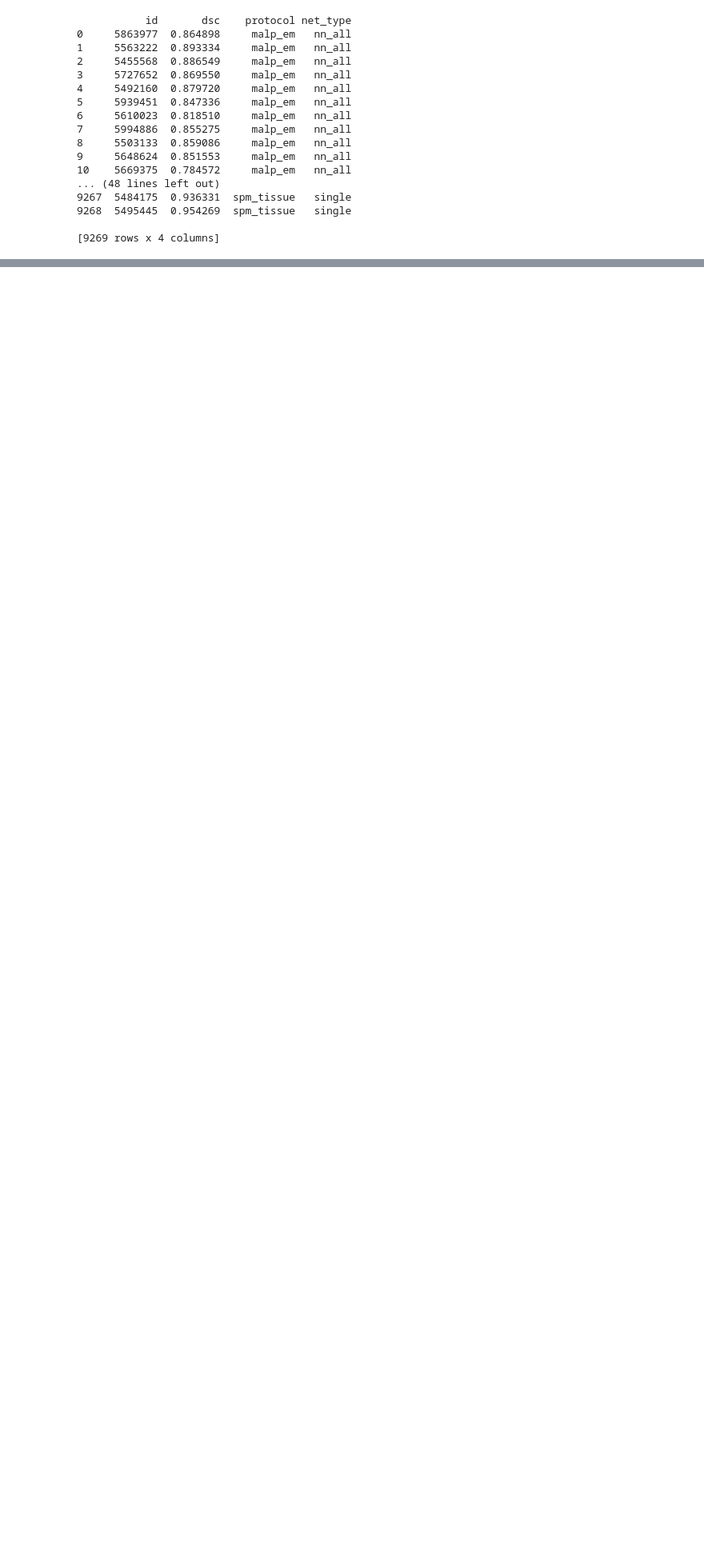
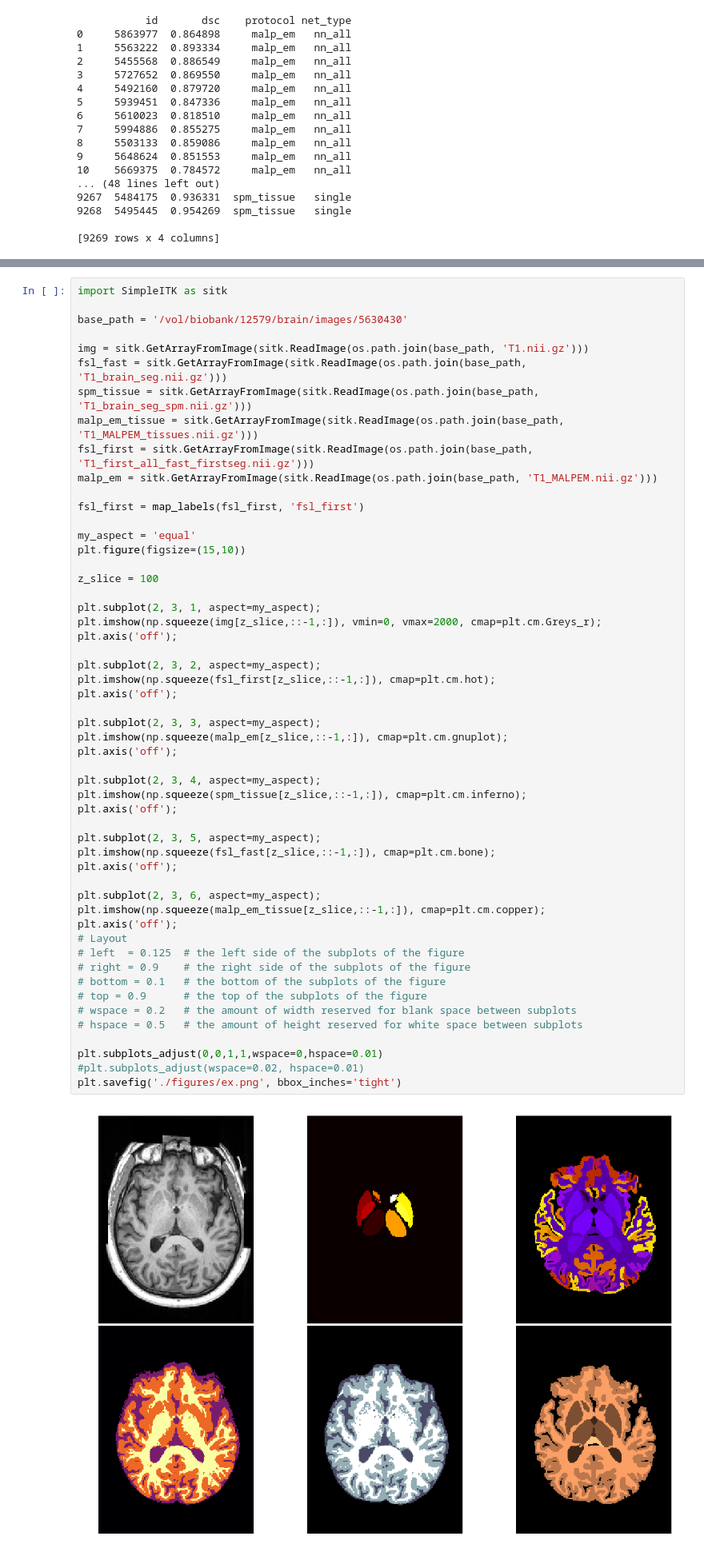
Before and after one commit to DLTK/models, a Jupyter notebook: neuronet_brain_segmentation_ukbb/eval.ipynb, the cells around one changed output, grey strips where cells are left out. Shown at 80% size. Saved outputs shown, nothing was run; the diff lists cells and outputs as text; blank space fills up the shorter version.

```diff
--- a/neuronet_brain_segmentation_ukbb/eval.ipynb
+++ b/neuronet_brain_segmentation_ukbb/eval.ipynb
@@ -313,0 +358,55 @@ sns.despine(offset=10, trim=True)
+# %%
+import SimpleITK as sitk
+
+base_path = '/vol/biobank/12579/brain/images/5630430'
+
+img = sitk.GetArrayFromImage(sitk.ReadImage(os.path.join(base_path, 'T1.nii.gz')))
+fsl_fast = sitk.GetArrayFromImage(sitk.ReadImage(os.path.join(base_path, 'T1_brain_seg.nii.gz')))
+spm_tissue = sitk.GetArrayFromImage(sitk.ReadImage(os.path.join(base_path, 'T1_brain_seg_spm.nii.gz')))
+malp_em_tissue = sitk.GetArrayFromImage(sitk.ReadImage(os.path.join(base_path, 'T1_MALPEM_tissues.nii.gz')))
+fsl_first = sitk.GetArrayFromImage(sitk.ReadImage(os.path.join(base_path, 'T1_first_all_fast_firstseg.nii.gz')))
+malp_em = sitk.GetArrayFromImage(sitk.ReadImage(os.path.join(base_path, 'T1_MALPEM.nii.gz')))
+
+fsl_first = map_labels(fsl_first, 'fsl_first')
+
+my_aspect = 'equal'
+plt.figure(figsize=(15,10))
+
+z_slice = 100
+
+plt.subplot(2, 3, 1, aspect=my_aspect);
+plt.imshow(np.squeeze(img[z_slice,::-1,:]), vmin=0, vmax=2000, cmap=plt.cm.Greys_r);
+plt.axis('off');
+
+plt.subplot(2, 3, 2, aspect=my_aspect);
+plt.imshow(np.squeeze(fsl_first[z_slice,::-1,:]), cmap=plt.cm.hot);
+plt.axis('off');
+
+plt.subplot(2, 3, 3, aspect=my_aspect);
+plt.imshow(np.squeeze(malp_em[z_slice,::-1,:]), cmap=plt.cm.gnuplot);
+plt.axis('off');
+
+plt.subplot(2, 3, 4, aspect=my_aspect);
+plt.imshow(np.squeeze(spm_tissue[z_slice,::-1,:]), cmap=plt.cm.inferno);
+plt.axis('off');
+
+plt.subplot(2, 3, 5, aspect=my_aspect);
+plt.imshow(np.squeeze(fsl_fast[z_slice,::-1,:]), cmap=plt.cm.bone);
+plt.axis('off');
+
+plt.subplot(2, 3, 6, aspect=my_aspect);
+plt.imshow(np.squeeze(malp_em_tissue[z_slice,::-1,:]), cmap=plt.cm.copper);
+plt.axis('off');
+# Layout
+# left  = 0.125  # the left side of the subplots of the figure
+# right = 0.9    # the right side of the subplots of the figure
+# bottom = 0.1   # the bottom of the subplots of the figure
+# top = 0.9      # the top of the subplots of the figure
+# wspace = 0.2   # the amount of width reserved for blank space between subplots
+# hspace = 0.5   # the amount of height reserved for white space between subplots
+
+plt.subplots_adjust(0,0,1,1,wspace=0,hspace=0.01)
+#plt.subplots_adjust(wspace=0.02, hspace=0.01)
+plt.savefig('./figures/ex.png', bbox_inches='tight')
+# %% [output]
+[figure, added]
```
Also changed, not shown: parts of 5 cells of this notebook, 6 other files.
